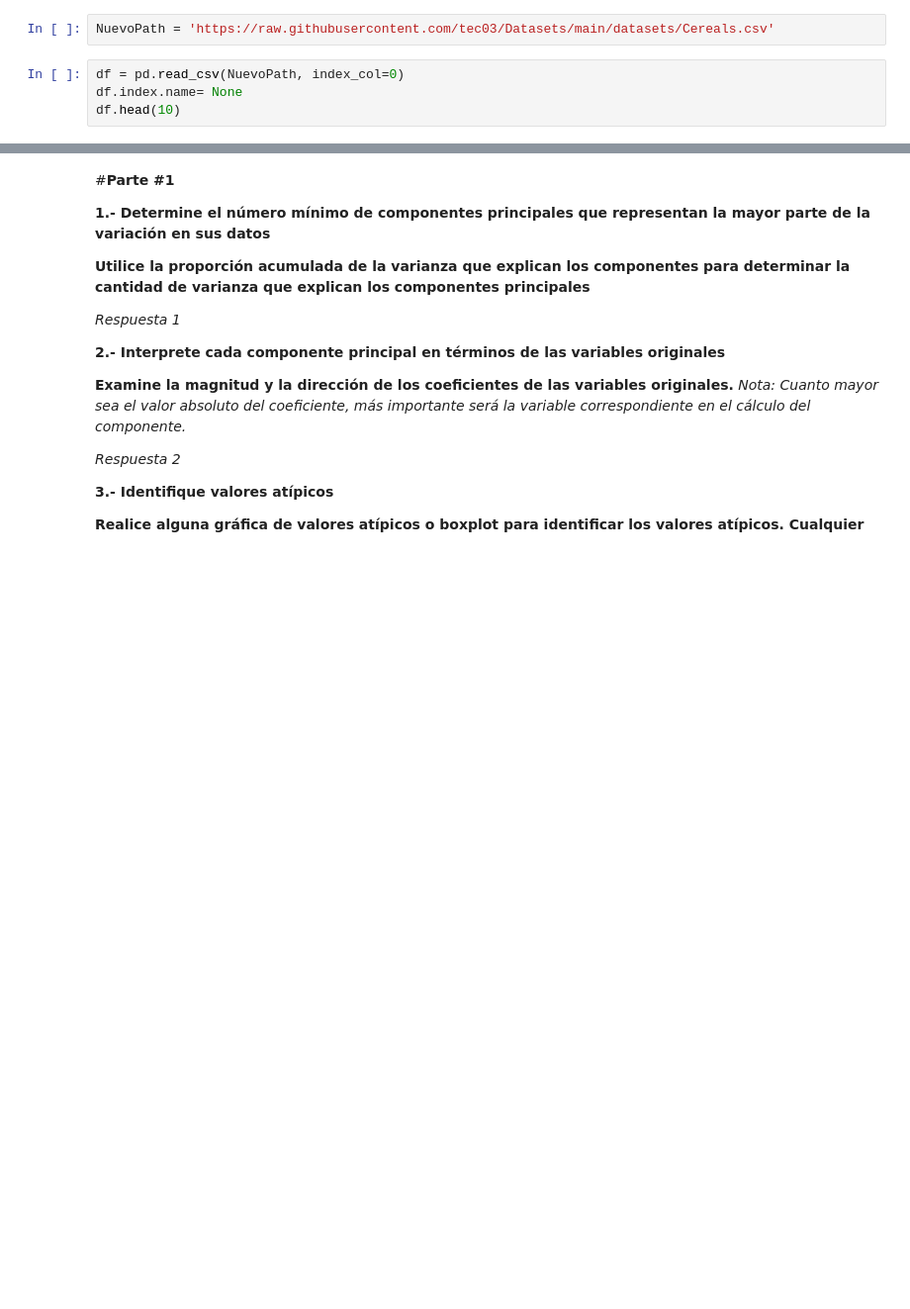
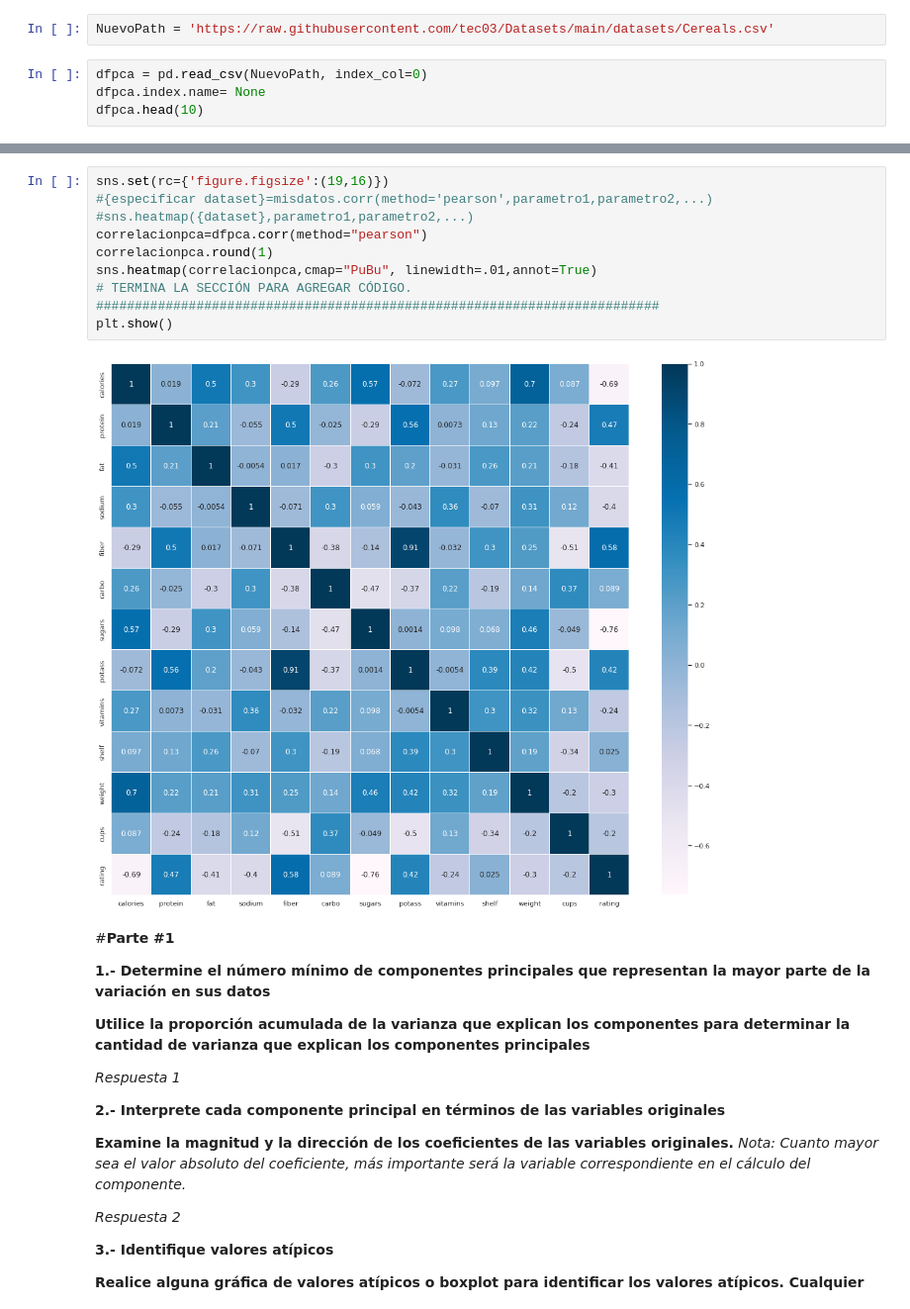
Before and after one commit to PosgradoMNA/Proyecto-final-Equipo-135, a Jupyter notebook: Actividad_Semanal_4.ipynb, the cells around one changed output, grey strips where cells are left out. Shown: that part at 99% size. Cells and saved outputs as stored; diff of their text form; blank space fills up the shorter version.

```diff
--- a/Actividad_Semanal_4.ipynb
+++ b/Actividad_Semanal_4.ipynb
@@ -410,9 +422,9 @@ ndf
 # %%
 NuevoPath = 'https://raw.githubusercontent.com/tec03/Datasets/main/datasets/Cereals.csv'
 # %%
-df = pd.read_csv(NuevoPath, index_col=0)
-df.index.name= None
-df.head(10)
+dfpca = pd.read_csv(NuevoPath, index_col=0)
+dfpca.index.name= None
+dfpca.head(10)
 # %% [output]
 |  | mfr | type | calories | protein | fat | sodium | fiber | carbo | sugars | potass | vitamins | ... |
 | 100%_Bran | N | C | 70 | 4 | 1 | 130 | 10.0 | 5.0 | 6.0 | 280.0 | 25 | ... |
@@ -446,6 +458,18 @@ df.corr()
 | weight | 0.696091 | 0.216158 | 0.214625 | 0.308576 | 0.247226 | 0.138467 | 0.455844 | 0.419933 | 0.320324 | 0.190762 | 1.000000 | ... |
 | cups | 0.087200 | -0.244469 | -0.175892 | 0.119665 | -0.513061 | 0.367460 | -0.048961 | -0.501607 | 0.128405 | -0.335269 | -0.199583 | ... |
 | rating | -0.689376 | 0.470618 | -0.409284 | -0.401295 | 0.584160 | 0.088712 | -0.763902 | 0.416009 | -0.240544 | 0.025159 | -0.298124 | ... |
+# %%
+sns.set(rc={'figure.figsize':(19,16)})
+#{especificar dataset}=misdatos.corr(method='pearson',parametro1,parametro2,...)
+#sns.heatmap({dataset},parametro1,parametro2,...)
+correlacionpca=dfpca.corr(method="pearson")
+correlacionpca.round(1)
+sns.heatmap(correlacionpca,cmap="PuBu", linewidth=.01,annot=True)
+# TERMINA LA SECCIÓN PARA AGREGAR CÓDIGO.
+#########################################################################
+plt.show()
+# %% [output]
+[figure, added]
 # %% [markdown]
 #**Parte #1**
 
```
Also changed, not shown: parts of 9 cells of this notebook.
